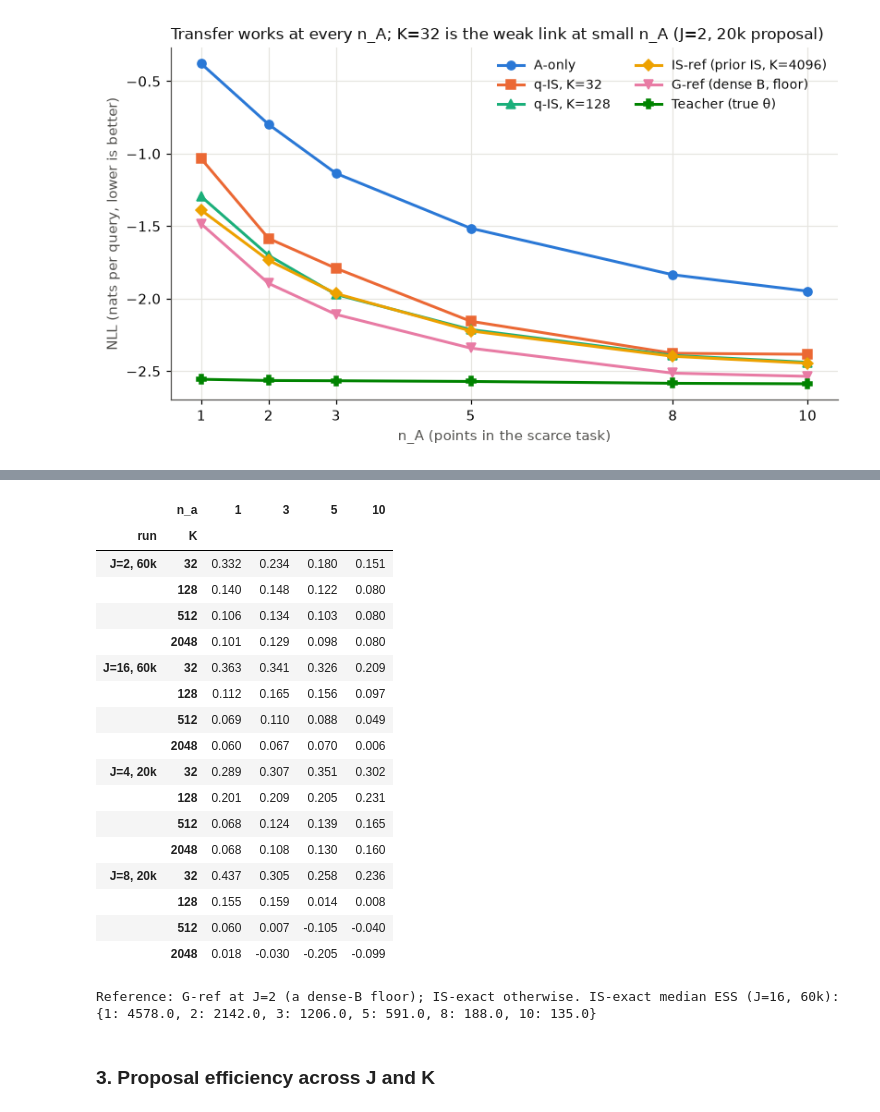
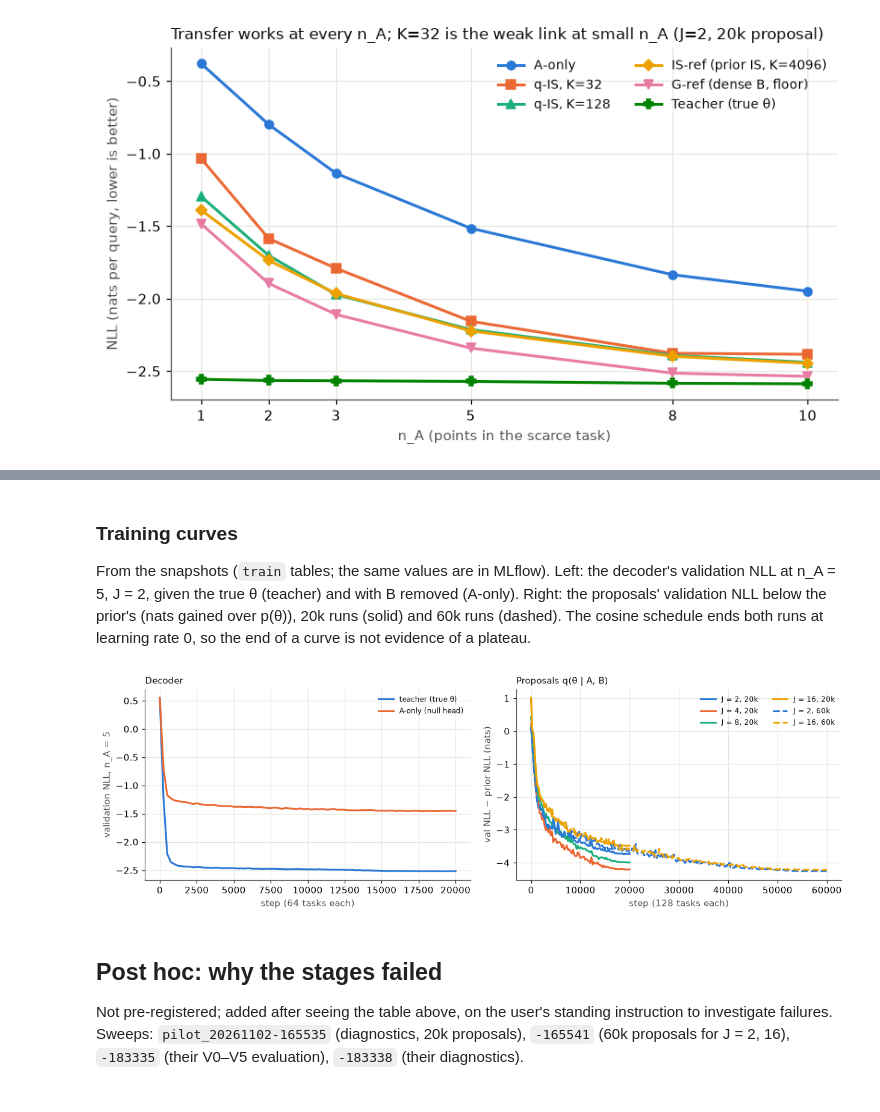
Before and after one commit to timruhkopf/meta-pfn, a Jupyter notebook: notebooks/10_2026-11-02_air.ipynb, the cells around one changed output, grey strips where cells are left out. Saved outputs shown, nothing was run; the diff lists cells and outputs as text; code cells hidden in the pictures.

```diff
--- a/notebooks/10_2026-11-02_air.ipynb
+++ b/notebooks/10_2026-11-02_air.ipynb
@@ -404,33 +489,35 @@ plt.show()
+# %% [markdown]
+### Training curves
+
+From the snapshots (`train` tables; the same values are in MLflow). Left: the decoder's validation NLL at n_A = 5, J = 2, given the true θ (teacher) and
+with B removed (A-only). Right: the proposals' validation NLL below the prior's (nats gained over p(θ)), 20k runs (solid) and 60k runs (dashed). The
+cosine schedule ends both runs at learning rate 0, so the end of a curve is not evidence of a plateau.
 # %%
-tt = {}
-for J, d, lab in [(2, pf6, "J=2, 60k"), (16, pf6, "J=16, 60k"), (4, pf, "J=4, 20k"), (8, pf, "J=8, 20k")]:
-    ref = mean(pf, "nll_grid") if J == 2 else (nll6 if J == 16 else nll).query("J == @J and method == 'isexact'").groupby("n_a").nll.mean()
-    for K in (32, 128, 512, 2048):
-        tt[(lab, K)] = (mean(d, f"nll_qis{K}", J) - ref).dropna()
-gapk = pd.DataFrame(tt).T.round(3)
-gapk.index.names = ["run", "K"]
-display(gapk)
-print("Reference: G-ref at J=2 (a dense-B floor); IS-exact otherwise. IS-exact median ESS (J=16, 60k):",
-      med(diag6, "ess_isexact", 16).round(0).to_dict())
+def tr(sweep, m=0):
+    return pd.read_parquet(ROOT / "results/air" / sweep / "tables" / "train.parquet").query("member == @m")
+
+fig, axs = plt.subplots(1, 2, figsize=(11.5, 3.8))
+d = tr("pilot_20261102-151834")
+axs[0].plot(d.step, d.val_teacher_n5, color=C[0], label="teacher (true θ)")
+axs[0].plot(d.step, d.val_aonly_n5, color=C[1], label="A-only (null head)")
+axs[0].set(xlabel="step (64 tasks each)", ylabel="validation NLL, n_A = 5")
+axs[0].set_title("Decoder", loc="left", fontsize=10)
+axs[0].legend(fontsize=8)
+for m, (J, c) in enumerate(zip((2, 4, 8, 16), C)):
+    d = tr("pilot_20261102-151837", m)
+    axs[1].plot(d.step, d.val_nll_n5 - d.val_prior_nll, color=c, label=f"J = {J}, 20k")
+for m, (J, c) in enumerate(zip((2, 16), (C[0], C[3]))):
+    d = tr("pilot_20261102-165541", m)
+    axs[1].plot(d.step, d.val_nll_n5 - d.val_prior_nll, color=c, ls="--", label=f"J = {J}, 60k")
+axs[1].set(xlabel="step (128 tasks each)", ylabel="val NLL − prior NLL (nats)")
+axs[1].set_title("Proposals q(θ | A, B)", loc="left", fontsize=10)
+axs[1].legend(fontsize=8, ncol=2)
+fig.tight_layout()
+plt.show()
 # %% [output]
-|  | n_a | 1 | 3 | 5 | 10 |
-| run | K |  |  |  |  |
-| J=2, 60k | 32 | 0.332 | 0.234 | 0.180 | 0.151 |
-|  | 128 | 0.140 | 0.148 | 0.122 | 0.080 |
-|  | 512 | 0.106 | 0.134 | 0.103 | 0.080 |
-|  | 2048 | 0.101 | 0.129 | 0.098 | 0.080 |
-| J=16, 60k | 32 | 0.363 | 0.341 | 0.326 | 0.209 |
-|  | 128 | 0.112 | 0.165 | 0.156 | 0.097 |
-|  | 512 | 0.069 | 0.110 | 0.088 | 0.049 |
-|  | 2048 | 0.060 | 0.067 | 0.070 | 0.006 |
-| J=4, 20k | 32 | 0.289 | 0.307 | 0.351 | 0.302 |
-|  | 128 | 0.201 | 0.209 | 0.205 | 0.231 |
-|  | 512 | 0.068 | 0.124 | 0.139 | 0.165 |
-|  | 2048 | 0.068 | 0.108 | 0.130 | 0.160 |
-| J=8, 20k | 32 | 0.437 | 0.305 | 0.258 | 0.236 |
-|  | 128 | 0.155 | 0.159 | 0.014 | 0.008 |
-|  | 512 | 0.060 | 0.007 | -0.105 | -0.040 |
-|  | 2048 | 0.018 | -0.030 | -0.205 | -0.099 |
-Reference: G-ref at J=2 (a dense-B floor); IS-exact otherwise. IS-exact median ESS (J=16, 60k): {1: 4578.0, 2: 2142.0, 3: 1206.0, 5: 591.0, 8: 188.0, 10: 135.0}
+[figure, added]
 # %% [markdown]
-### 3. Proposal efficiency across J and K
+## Post hoc: why the stages failed
+
+Not pre-registered; added after seeing the table above, on the user's standing instruction to investigate failures. Sweeps: `pilot_20261102-165535`
+(diagnostics, 20k proposals), `-165541` (60k proposals for J = 2, 16), `-183335` (their V0–V5 evaluation), `-183338` (their diagnostics).
```
Also changed, not shown: parts of 22 cells of this notebook, 2 other files.
